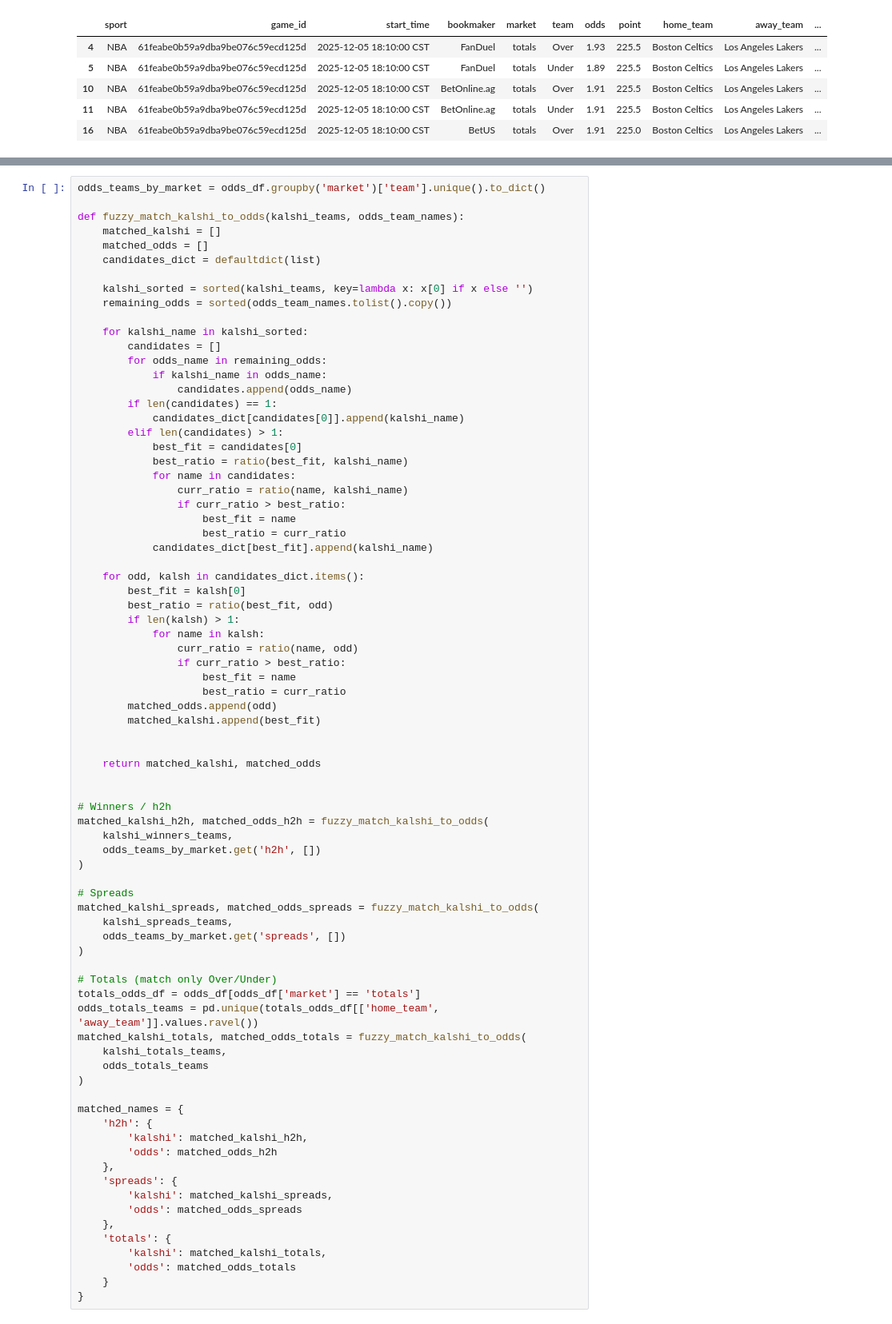
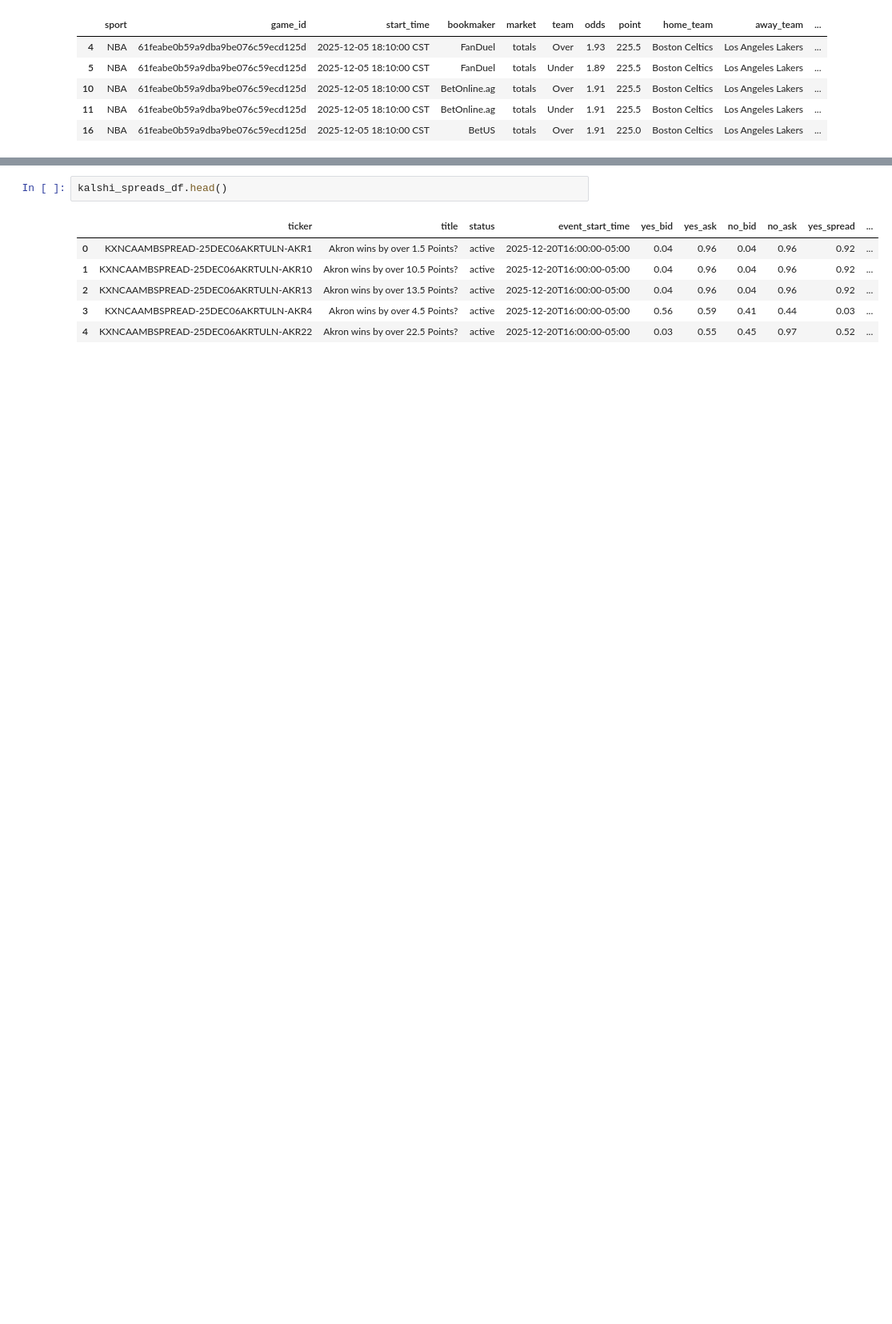
Before and after one commit to bassuaz24/kalshi_bets, a Jupyter notebook: jupyter_archive/cbb_data_analysis.ipynb, the cells around one changed output, grey strips where cells are left out. Shown: that part at 80% size. Cells and saved outputs as stored; diff of their text form; blank space fills up the shorter version.

```diff
--- a/jupyter_archive/cbb_data_analysis.ipynb
+++ b/jupyter_archive/cbb_data_analysis.ipynb
@@ -262,83 +258,14 @@ odds_totals_df.sort_values(by='home_team').head()
 | 65 | NBA | ffa09b2ad58a00b66f7d0aa16322155c | 2025-12-05 18:40:00 CST | Pinnacle | totals | Under | 1.88 | 238.0 | Atlanta Hawks | Denver Nuggets | ... |
 | 64 | NBA | ffa09b2ad58a00b66f7d0aa16322155c | 2025-12-05 18:40:00 CST | Pinnacle | totals | Over | 2.00 | 238.0 | Atlanta Hawks | Denver Nuggets | ... |
 # %%
-odds_teams_by_market = odds_df.groupby('market')['team'].unique().to_dict()
-
-def fuzzy_match_kalshi_to_odds(kalshi_teams, odds_team_names):
-    matched_kalshi = []
-    matched_odds = []
-    candidates_dict = defaultdict(list)
-
-    kalshi_sorted = sorted(kalshi_teams, key=lambda x: x[0] if x else '')
-    remaining_odds = sorted(odds_team_names.tolist().copy())
-
-    for kalshi_name in kalshi_sorted:
-        candidates = []
-        for odds_name in remaining_odds:
-            if kalshi_name in odds_name:
-                candidates.append(odds_name)
-        if len(candidates) == 1:
-            candidates_dict[candidates[0]].append(kalshi_name)
-        elif len(candidates) > 1:
-            best_fit = candidates[0]
-            best_ratio = ratio(best_fit, kalshi_name)
-            for name in candidates:
-                curr_ratio = ratio(name, kalshi_name)
-                if curr_ratio > best_ratio:
-                    best_fit = name
-                    best_ratio = curr_ratio
-            candidates_dict[best_fit].append(kalshi_name)
-
-    for odd, kalsh in candidates_dict.items():
-        best_fit = kalsh[0]
-        best_ratio = ratio(best_fit, odd)
-        if len(kalsh) > 1:
-            for name in kalsh:
-                curr_ratio = ratio(name, odd)
-                if curr_ratio > best_ratio:
-                    best_fit = name
-                    best_ratio = curr_ratio
-        matched_odds.append(odd)
-        matched_kalshi.append(best_fit)
-
-
-    return matched_kalshi, matched_odds
-
-
-# Winners / h2h
-matched_kalshi_h2h, matched_odds_h2h = fuzzy_match_kalshi_to_odds(
-    kalshi_winners_teams,
-    odds_teams_by_market.get('h2h', [])
-)
-
-# Spreads
-matched_kalshi_spreads, matched_odds_spreads = fuzzy_match_kalshi_to_odds(
-    kalshi_spreads_teams,
-    odds_teams_by_market.get('spreads', [])
-)
-
-# Totals (match only Over/Under)
-totals_odds_df = odds_df[odds_df['market'] == 'totals']
-odds_totals_teams = pd.unique(totals_odds_df[['home_team', 'away_team']].values.ravel())
-matched_kalshi_totals, matched_odds_totals = fuzzy_match_kalshi_to_odds(
-    kalshi_totals_teams,
-    odds_totals_teams
-)
-
-matched_names = {
-    'h2h': {
-        'kalshi': matched_kalshi_h2h,
-        'odds': matched_odds_h2h
-    },
-    'spreads': {
-        'kalshi': matched_kalshi_spreads,
-        'odds': matched_odds_spreads
-    },
-    'totals': {
-        'kalshi': matched_kalshi_totals,
-        'odds': matched_odds_totals
-    }
-}
+kalshi_spreads_df.head()
+# %% [output]
+|  | ticker | title | status | event_start_time | yes_bid | yes_ask | no_bid | no_ask | yes_spread | ... |
+| 0 | KXNCAAMBSPREAD-25DEC06AKRTULN-AKR1 | Akron wins by over 1.5 Points? | active | 2025-12-20T16:00:00-05:00 | 0.04 | 0.96 | 0.04 | 0.96 | 0.92 | ... |
+| 1 | KXNCAAMBSPREAD-25DEC06AKRTULN-AKR10 | Akron wins by over 10.5 Points? | active | 2025-12-20T16:00:00-05:00 | 0.04 | 0.96 | 0.04 | 0.96 | 0.92 | ... |
+| 2 | KXNCAAMBSPREAD-25DEC06AKRTULN-AKR13 | Akron wins by over 13.5 Points? | active | 2025-12-20T16:00:00-05:00 | 0.04 | 0.96 | 0.04 | 0.96 | 0.92 | ... |
+| 3 | KXNCAAMBSPREAD-25DEC06AKRTULN-AKR4 | Akron wins by over 4.5 Points? | active | 2025-12-20T16:00:00-05:00 | 0.56 | 0.59 | 0.41 | 0.44 | 0.03 | ... |
+| 4 | KXNCAAMBSPREAD-25DEC06AKRTULN-AKR22 | Akron wins by over 22.5 Points? | active | 2025-12-20T16:00:00-05:00 | 0.03 | 0.55 | 0.45 | 0.97 | 0.52 | ... |
 # %%
 assert(len(matched_names['h2h']['kalshi']) == len(matched_names['h2h']['odds']))
 assert(len(matched_names['spreads']['kalshi']) == len(matched_names['spreads']['odds']))
```
Also changed, not shown: parts of 9 cells of this notebook, 25 other files.
